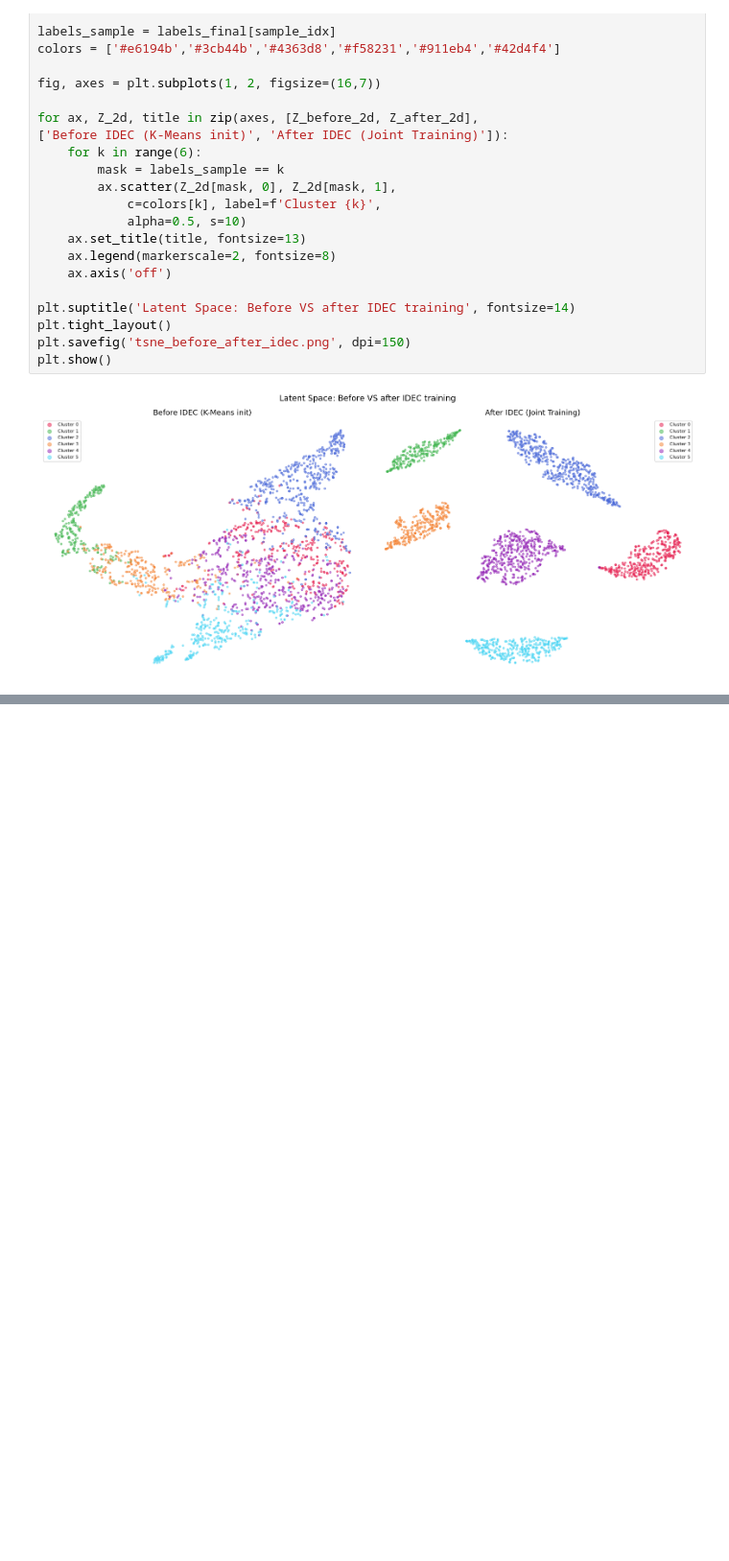
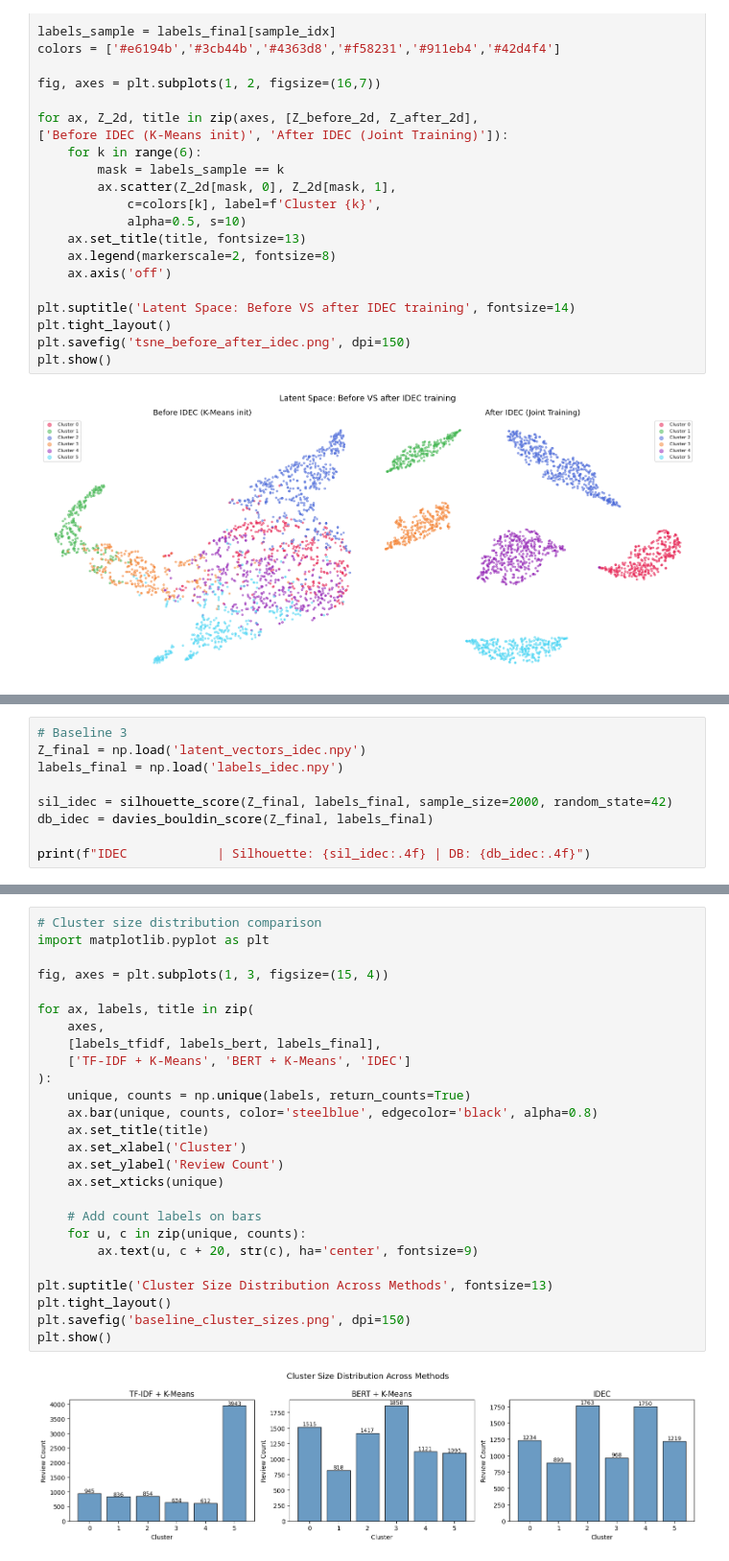
Before and after one commit to Adithyadamodara/Unsupervised-Learning, a Jupyter notebook: DEC/p2.ipynb, the cells around one changed output, grey strips where cells are left out. Shown at 96% size. Drawn from its saved outputs; the diff is of its cells as text; blank space fills up the shorter version.

```diff
--- a/DEC/p2.ipynb
+++ b/DEC/p2.ipynb
@@ -743,0 +796,9 @@ plt.show()
+# %%
+# Baseline 3
+Z_final = np.load('latent_vectors_idec.npy')
+labels_final = np.load('labels_idec.npy')
+
+sil_idec = silhouette_score(Z_final, labels_final, sample_size=2000, random_state=42)
+db_idec = davies_bouldin_score(Z_final, labels_final)
+
+print(f"IDEC            | Silhouette: {sil_idec:.4f} | DB: {db_idec:.4f}")
@@ -743,0 +828,28 @@ plt.show()
+# %%
+# Cluster size distribution comparison
+import matplotlib.pyplot as plt
+
+fig, axes = plt.subplots(1, 3, figsize=(15, 4))
+
+for ax, labels, title in zip(
+    axes,
+    [labels_tfidf, labels_bert, labels_final],
+    ['TF-IDF + K-Means', 'BERT + K-Means', 'IDEC']
+):
+    unique, counts = np.unique(labels, return_counts=True)
+    ax.bar(unique, counts, color='steelblue', edgecolor='black', alpha=0.8)
+    ax.set_title(title)
+    ax.set_xlabel('Cluster')
+    ax.set_ylabel('Review Count')
+    ax.set_xticks(unique)
+
+    # Add count labels on bars
+    for u, c in zip(unique, counts):
+        ax.text(u, c + 20, str(c), ha='center', fontsize=9)
+
+plt.suptitle('Cluster Size Distribution Across Methods', fontsize=13)
+plt.tight_layout()
+plt.savefig('baseline_cluster_sizes.png', dpi=150)
+plt.show()
+# %% [output]
+[figure, added]
```
Also changed, not shown: parts of 6 cells of this notebook, 1 other file.
